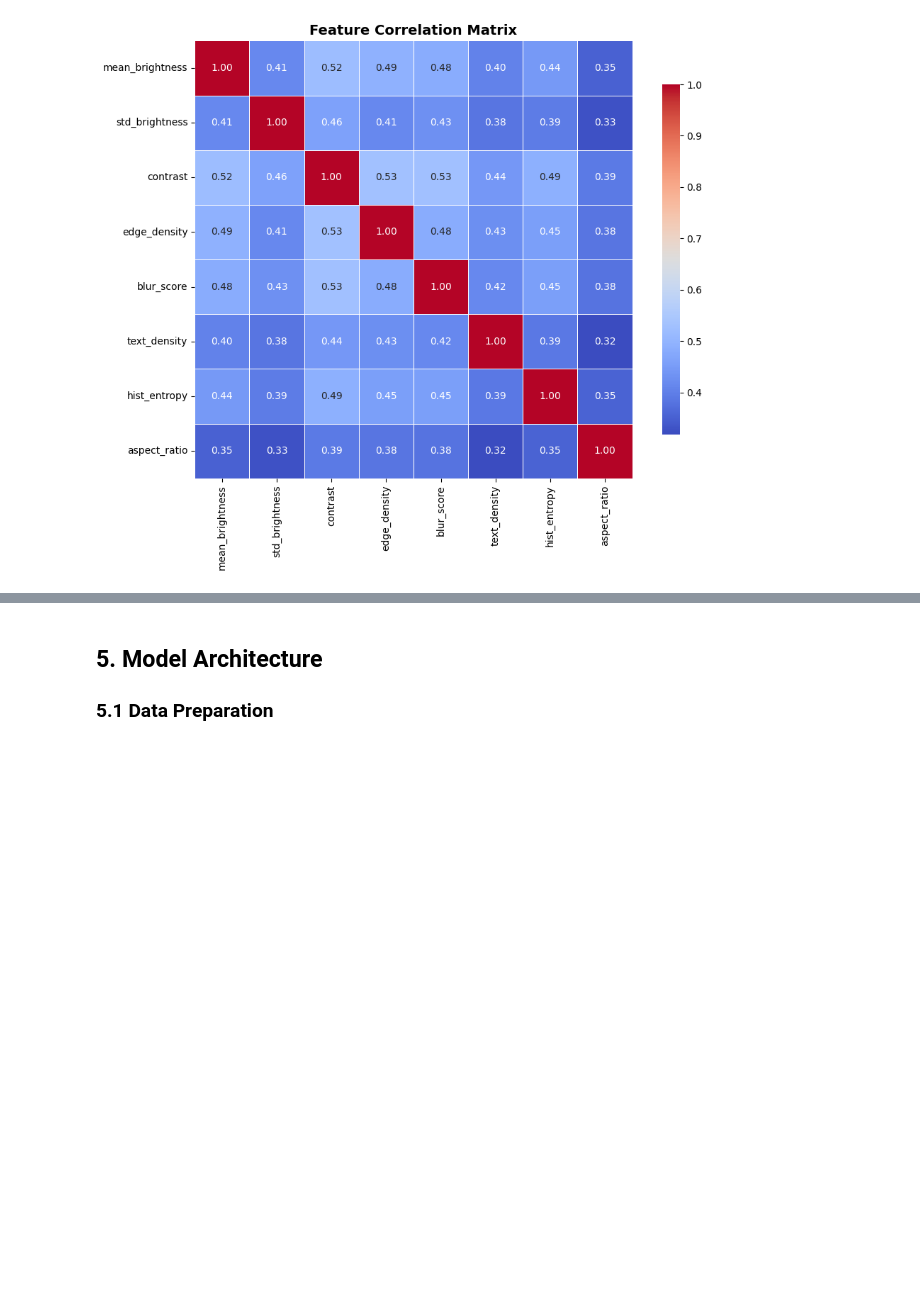
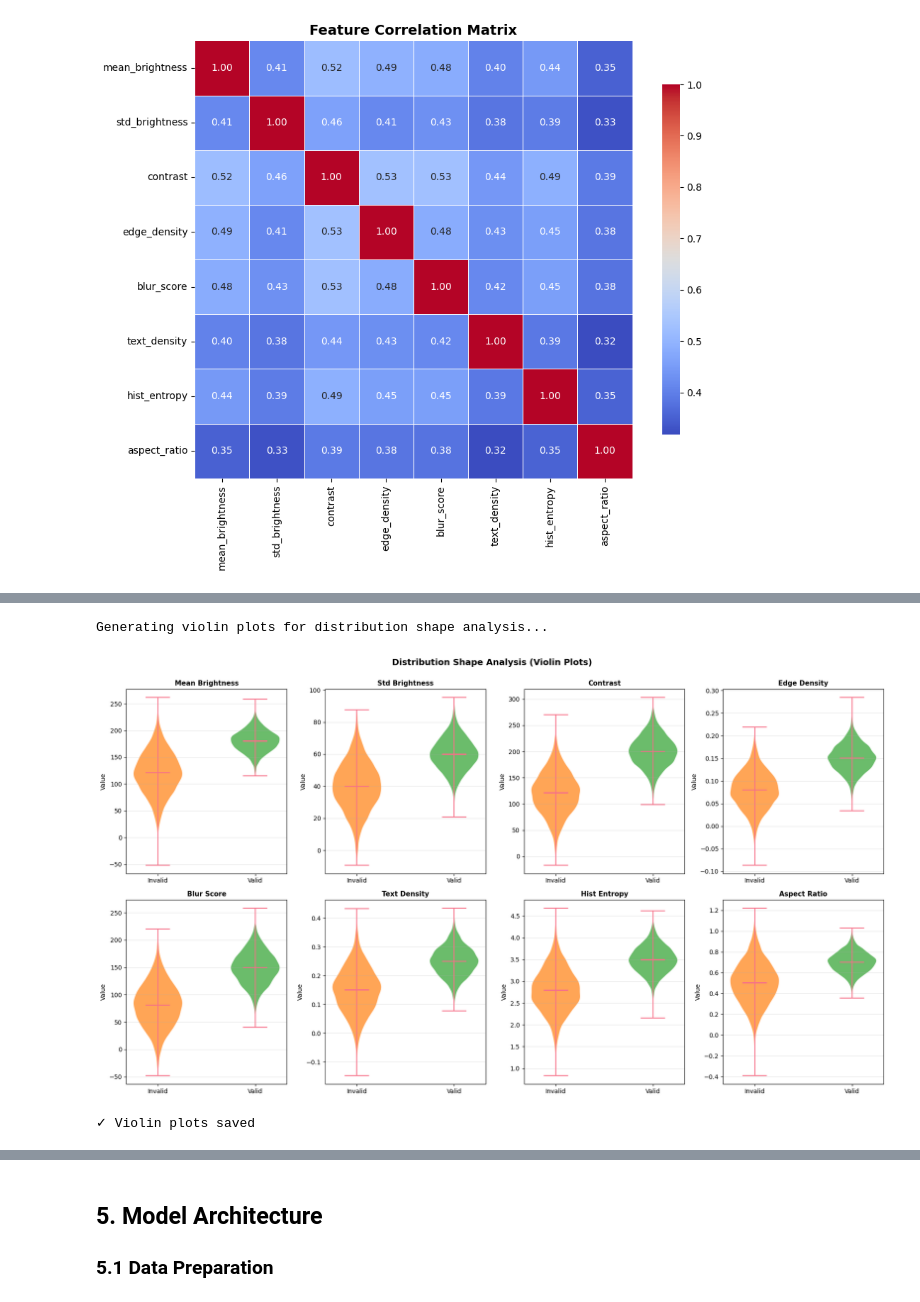
Before and after one commit to jkeza1/ml-document-verifier, a Jupyter notebook: Document_Verification_ML_Model.ipynb, the cells around one changed output, grey strips where cells are left out. Drawn from its saved outputs; the diff is of its cells as text; code cells hidden in the pictures; blank space fills up the shorter version.

```diff
--- a/Document_Verification_ML_Model.ipynb
+++ b/Document_Verification_ML_Model.ipynb
@@ -968,0 +1065,38 @@ plt.show()
+# %%
+# 4.4.2 Violin plots for detailed distribution comparison
+print("\nGenerating violin plots for distribution shape analysis...")
+fig, axes = plt.subplots(2, 4, figsize=(18, 10))
+axes = axes.ravel()
+
+for idx, col in enumerate(feature_cols):
+    # Create violin plot data
+    valid_data = df_dataset[df_dataset['label'] == 1][col].values
+    invalid_data = df_dataset[df_dataset['label'] == 0][col].values
+
+    parts = axes[idx].violinplot([invalid_data, valid_data], positions=[0, 1],
+                                  showmeans=True, showmedians=True)
+
+    # Color the violin plots
+    for i, pc in enumerate(parts['bodies']):
+        if i == 0:
+            pc.set_facecolor('#ff7f0e')
+        else:
+            pc.set_facecolor('#2ca02c')
+        pc.set_alpha(0.7)
+
+    axes[idx].set_xticks([0, 1])
+    axes[idx].set_xticklabels(['Invalid', 'Valid'])
+    axes[idx].set_title(col.replace('_', ' ').title(), fontsize=11, fontweight='bold')
+    axes[idx].set_ylabel('Value')
+    axes[idx].grid(axis='y', alpha=0.3)
+
+plt.suptitle('Distribution Shape Analysis (Violin Plots)', fontsize=14, fontweight='bold', y=1.00)
+plt.tight_layout()
+plt.savefig(OUTPUT_PATH / 'plots' / 'feature_violin_plots.png', dpi=150, bbox_inches='tight')
+plt.show()
+
+print("✓ Violin plots saved")
+# %% [output]
+Generating violin plots for distribution shape analysis...
+[figure, added]
+✓ Violin plots saved
```
Also changed, not shown: parts of 48 cells of this notebook.
